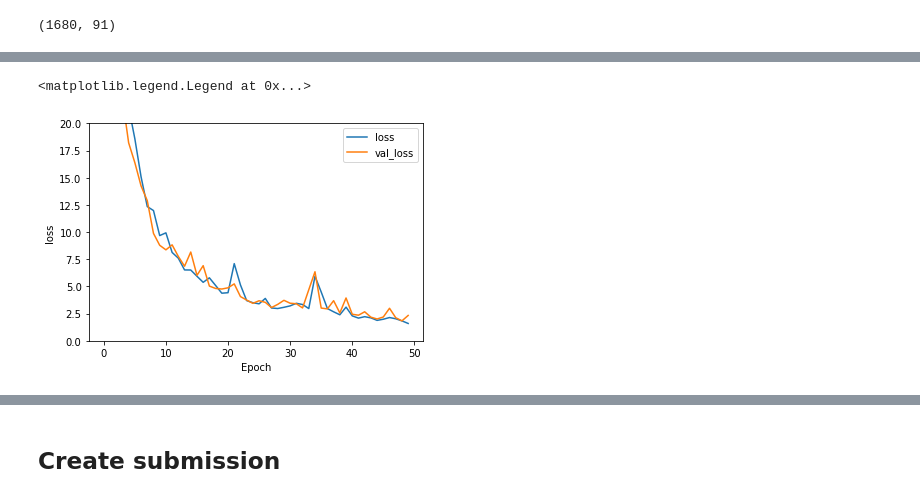
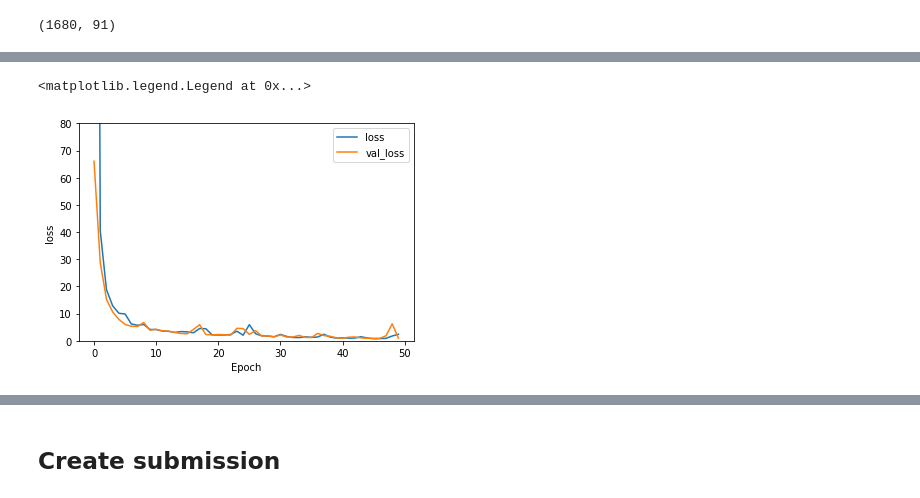
Before and after one commit to nishkakhendry/ML_Conductors, a Jupyter notebook: other-approaches/neural_network.ipynb, the cells around one changed output, grey strips where cells are left out. Drawn from its saved outputs; the diff is of its cells as text; code cells hidden in the pictures.

```diff
--- a/other-approaches/neural_network.ipynb
+++ b/other-approaches/neural_network.ipynb
@@ -130,13 +130,13 @@ Epoch 50/50
 # %%
 plt.plot(history.history['loss'], label='loss')
 plt.plot(history.history['val_loss'], label = 'val_loss')
 plt.xlabel('Epoch')
 plt.ylabel('loss')
-plt.ylim([0, 20])
+plt.ylim([0, 80])
 plt.legend(loc='upper right')
 # %% [output]
 <matplotlib.legend.Legend at 0x...>
-[figure, old version]
+[figure, new version]
 # %%
 plt.plot(history.history['accuracy'], label='accuracy')
 plt.plot(history.history['val_accuracy'], label = 'val_accuracy')
```
Also changed, not shown: parts of 4 cells of this notebook, 1 other file.
